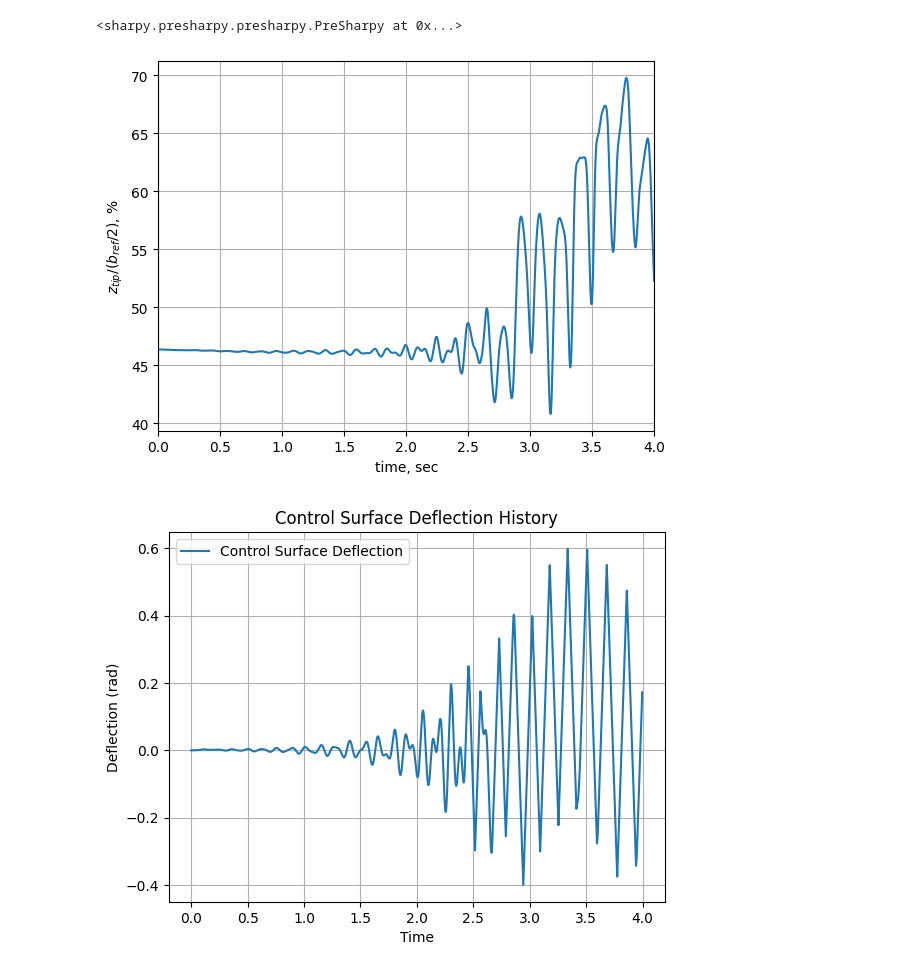
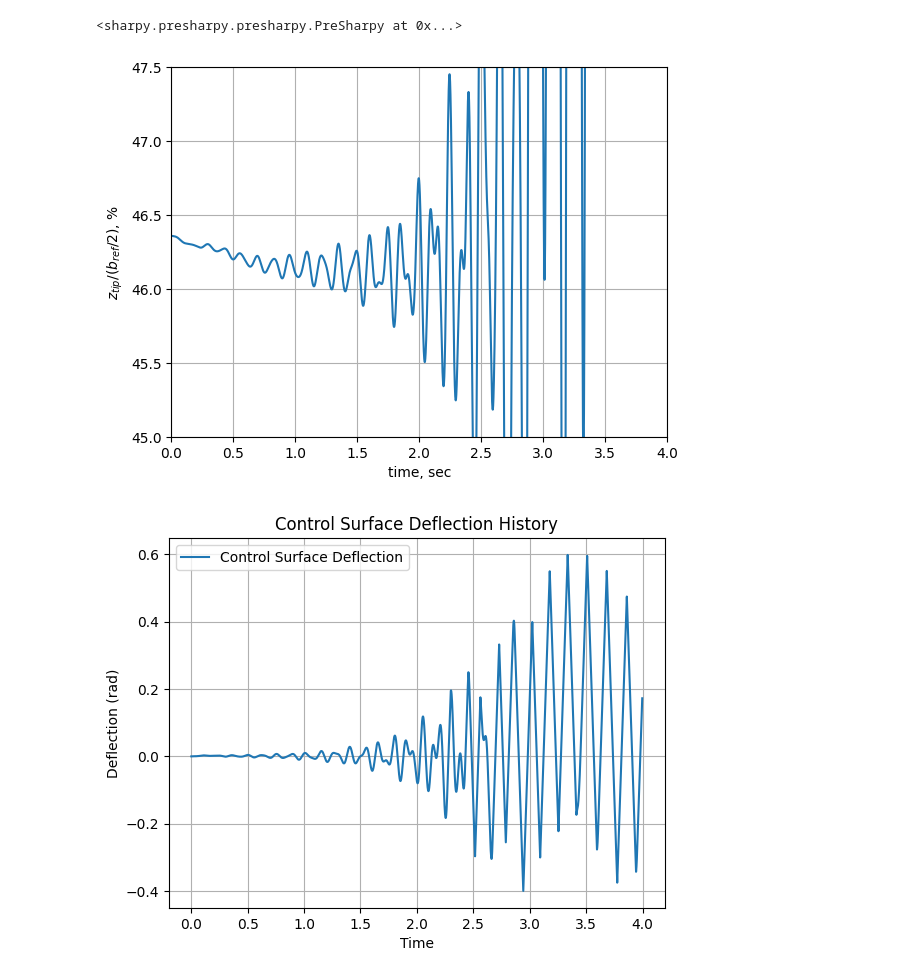
Before and after one commit to lighteningAB/sharpy, a Jupyter notebook: sharpy/try43.ipynb, the cells around one changed output. Drawn from its saved outputs; the diff is of its cells as text; code cells hidden in the pictures.

```diff
--- a/sharpy/try43.ipynb
+++ b/sharpy/try43.ipynb
@@ -374,30 +374,31 @@ fatal: not a git repository (or any of the parent directories): .git
 # %%
 def get_resulting_vertical_tip_displacement(output_folder, model):
     file_results = os.path.join(output_folder,
                                  model.case_name,
                                  'WriteVariablesTime',
                                  'struct_pos_node{}.dat'.format(model.num_node_surf))
     vertical_tip_displacement = np.loadtxt(file_results)[:,-1]
 
 
     return vertical_tip_displacement
 
 
 tip_displacement_open_loop = get_resulting_vertical_tip_displacement(output_folder,
                                                                      pazy_altered)
 
 
 time_array = np.arange(0, len(tip_displacement_open_loop) * pazy_altered.dt, pazy_altered.dt)
 normalised_tip_displacement = tip_displacement_open_loop/ (0.5*pazy_altered.b_ref) #normalise by half wing span
 normalised_tip_displacement *=100# cconvert to percentnvert to percent
 plt.plot(time_array, normalised_tip_displacement)
 plt.xlabel('time, sec')
 plt.ylabel('$z_{tip}/(b_{ref}/2)$, %')
 plt.xlim([0., simulation_time])
+plt.ylim([45., 47.5])
 plt.grid()
 plt.show()
 # %% [output]
-[figure, old version]
+[figure, new version]
 # %%
 #show control surface deflection history
 data = np.loadtxt(output_folder+'/'+pazy_altered.case_name+'/controllers/controller_tip.log.csv', delimiter=',', skiprows=1)
```
Also changed, not shown: 1 other file.
